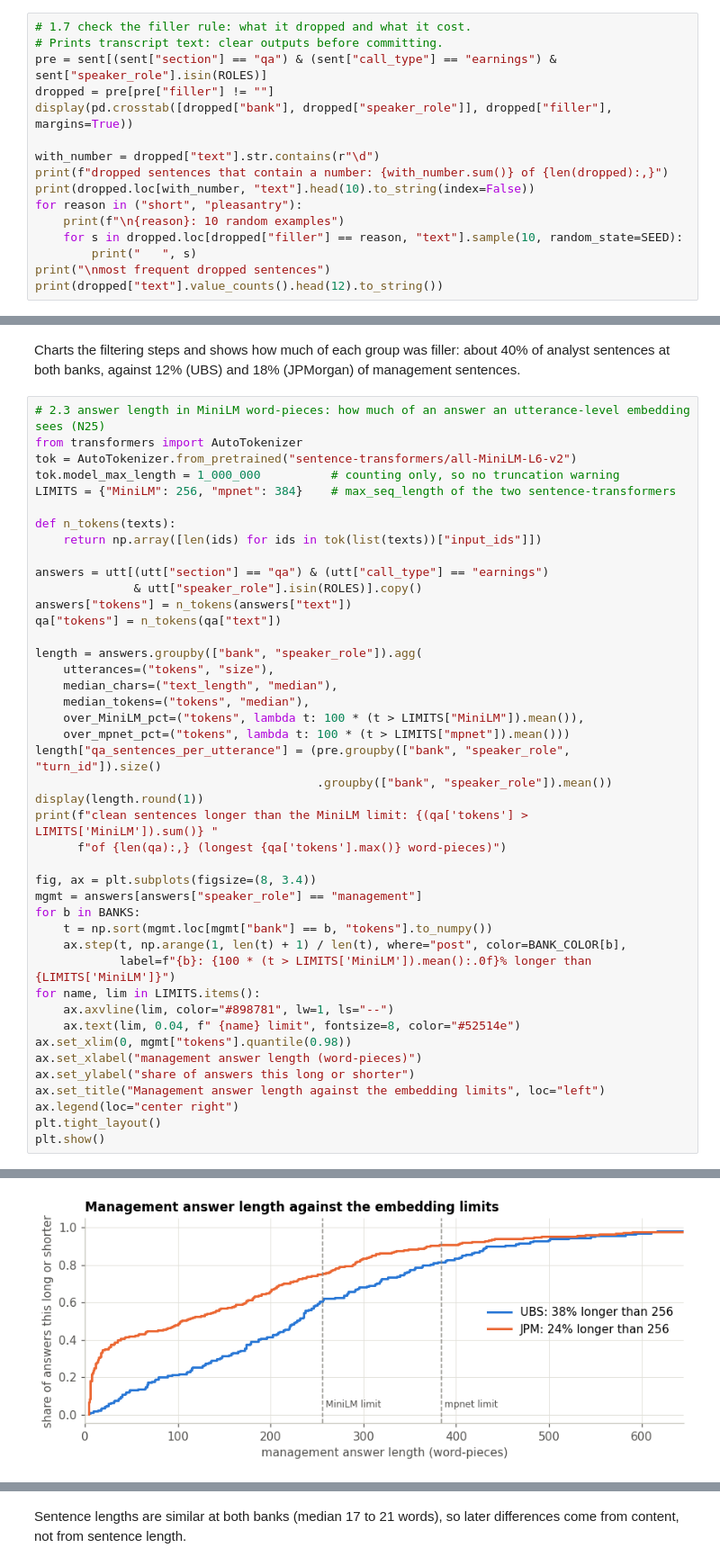
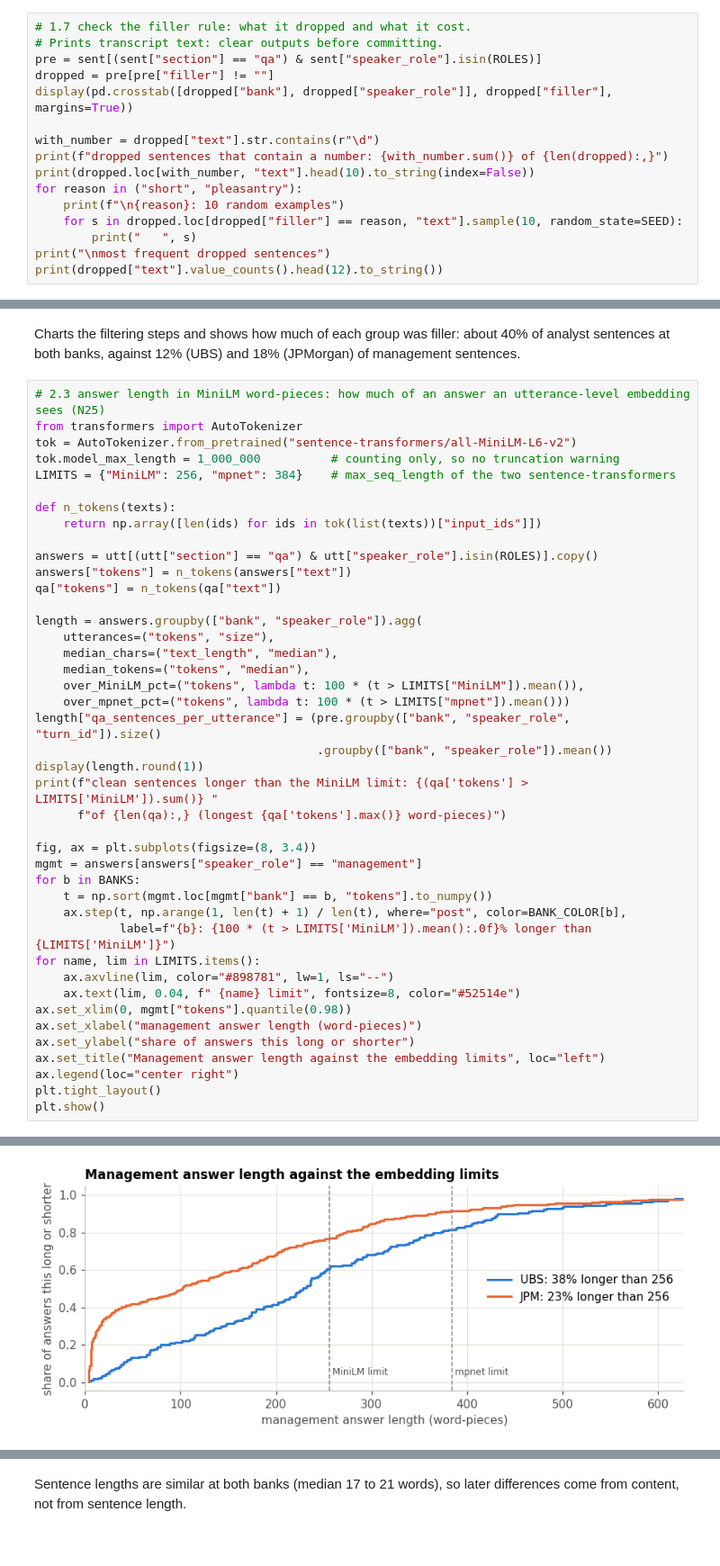
Before and after one commit to maybebool/boe-financial-analysis, a Jupyter notebook: notebooks/angelo/angelo.ipynb, the cells around one changed output, grey strips where cells are left out. Shown at 90% size. Saved outputs shown, nothing was run; the diff lists cells and outputs as text.

```diff
--- a/notebooks/angelo/angelo.ipynb
+++ b/notebooks/angelo/angelo.ipynb
@@ -312,7 +321,7 @@ Builds the analysis dataset step by step: Q&A only, earnings calls only, analyst
 # %%
 # 1.7 check the filler rule: what it dropped and what it cost.
 # Prints transcript text: clear outputs before committing.
-pre = sent[(sent["section"] == "qa") & (sent["call_type"] == "earnings") & sent["speaker_role"].isin(ROLES)]
+pre = sent[(sent["section"] == "qa") & sent["speaker_role"].isin(ROLES)]
 dropped = pre[pre["filler"] != ""]
 display(pd.crosstab([dropped["bank"], dropped["speaker_role"]], dropped["filler"], margins=True))
 
@@ -527,8 +522,7 @@ LIMITS = {"MiniLM": 256, "mpnet": 384}    # max_seq_length of the two sentence-t
 def n_tokens(texts):
     return np.array([len(ids) for ids in tok(list(texts))["input_ids"]])
 
-answers = utt[(utt["section"] == "qa") & (utt["call_type"] == "earnings")
-              & utt["speaker_role"].isin(ROLES)].copy()
+answers = utt[(utt["section"] == "qa") & utt["speaker_role"].isin(ROLES)].copy()
 answers["tokens"] = n_tokens(answers["text"])
 qa["tokens"] = n_tokens(qa["text"])
 
@@ -572,2 +565,2 @@ clean sentences longer than the MiniLM limit: 0 of 4,519 (longest 172 word-piece
-[figure, old version]
+[figure, new version]
 # %% [markdown]
```
Also changed, not shown: parts of 96 cells of this notebook.
